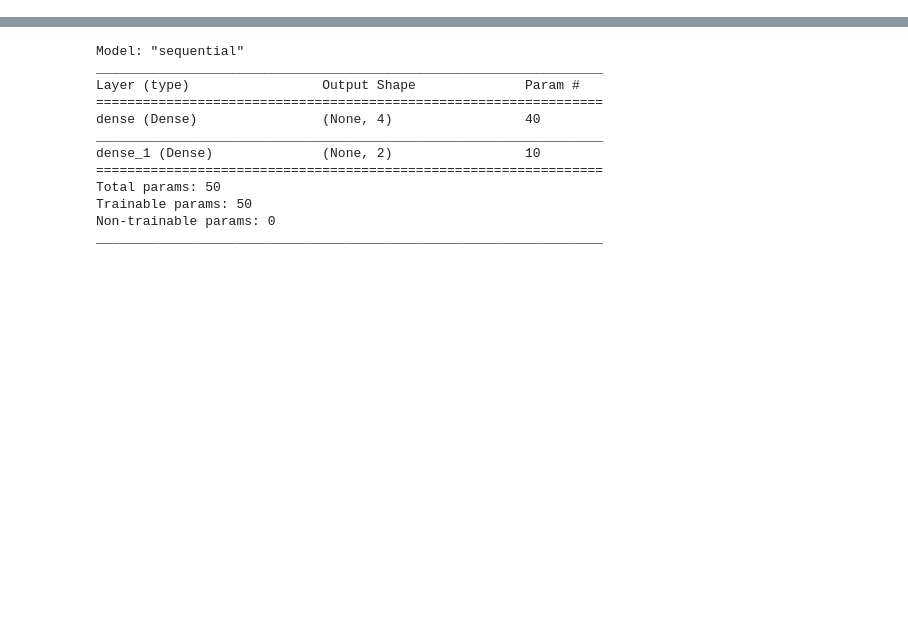
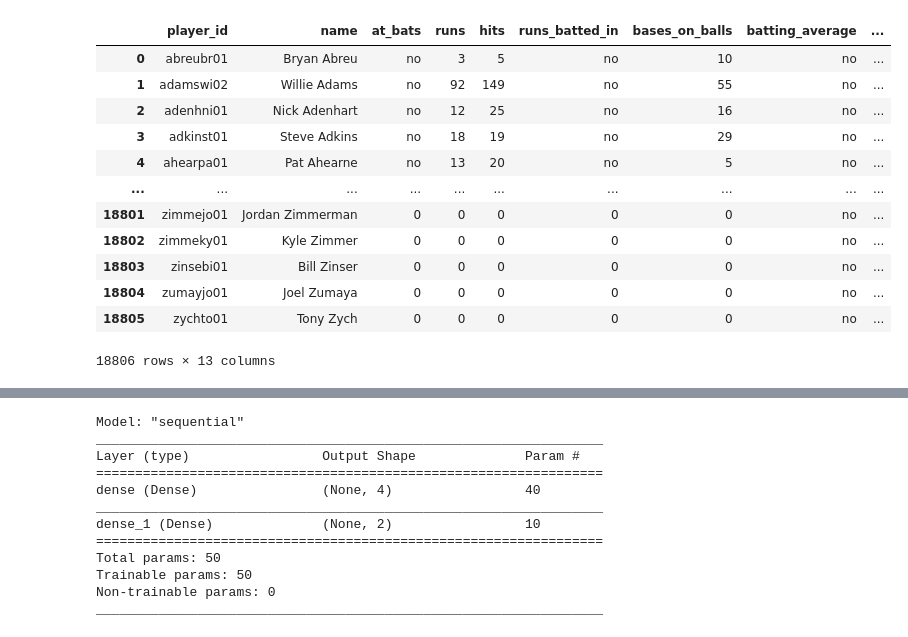
Before and after one commit to rteves0914/sportsReference_ML, a Jupyter notebook: machine.ipynb, the cells around one changed output, grey strips where cells are left out. Cells and saved outputs as stored; diff of their text form; code cells hidden in the pictures; blank space fills up the shorter version.

```diff
--- a/machine.ipynb
+++ b/machine.ipynb
@@ -10,4 +10,22 @@ from sklearn.preprocessing import LabelEncoder, MinMaxScaler
 from tensorflow.keras.utils import to_categorical
 from tensorflow.keras.models import Sequential
 from tensorflow.keras.layers import Dense
+# %%
+# pull in csv file and read into a pandas data frame
+players_df = pd.read_csv("Resources/player_data.csv")
+players_df
+# %% [output]
+|  | player_id | name | at_bats | runs | hits | runs_batted_in | bases_on_balls | batting_average | ... |
+| 0 | abreubr01 | Bryan Abreu | no | 3 | 5 | no | 10 | no | ... |
+| 1 | adamswi02 | Willie Adams | no | 92 | 149 | no | 55 | no | ... |
+| 2 | adenhni01 | Nick Adenhart | no | 12 | 25 | no | 16 | no | ... |
+| 3 | adkinst01 | Steve Adkins | no | 18 | 19 | no | 29 | no | ... |
+| 4 | ahearpa01 | Pat Ahearne | no | 13 | 20 | no | 5 | no | ... |
+| ... | ... | ... | ... | ... | ... | ... | ... | ... | ... |
+| 18801 | zimmejo01 | Jordan Zimmerman | 0 | 0 | 0 | 0 | 0 | no | ... |
+| 18802 | zimmeky01 | Kyle Zimmer | 0 | 0 | 0 | 0 | 0 | no | ... |
+| 18803 | zinsebi01 | Bill Zinser | 0 | 0 | 0 | 0 | 0 | no | ... |
+| 18804 | zumayjo01 | Joel Zumaya | 0 | 0 | 0 | 0 | 0 | no | ... |
+| 18805 | zychto01 | Tony Zych | 0 | 0 | 0 | 0 | 0 | no | ... |
+18806 rows × 13 columns
 # %%
```
Also changed, not shown: parts of 6 cells of this notebook, 5 other files.
